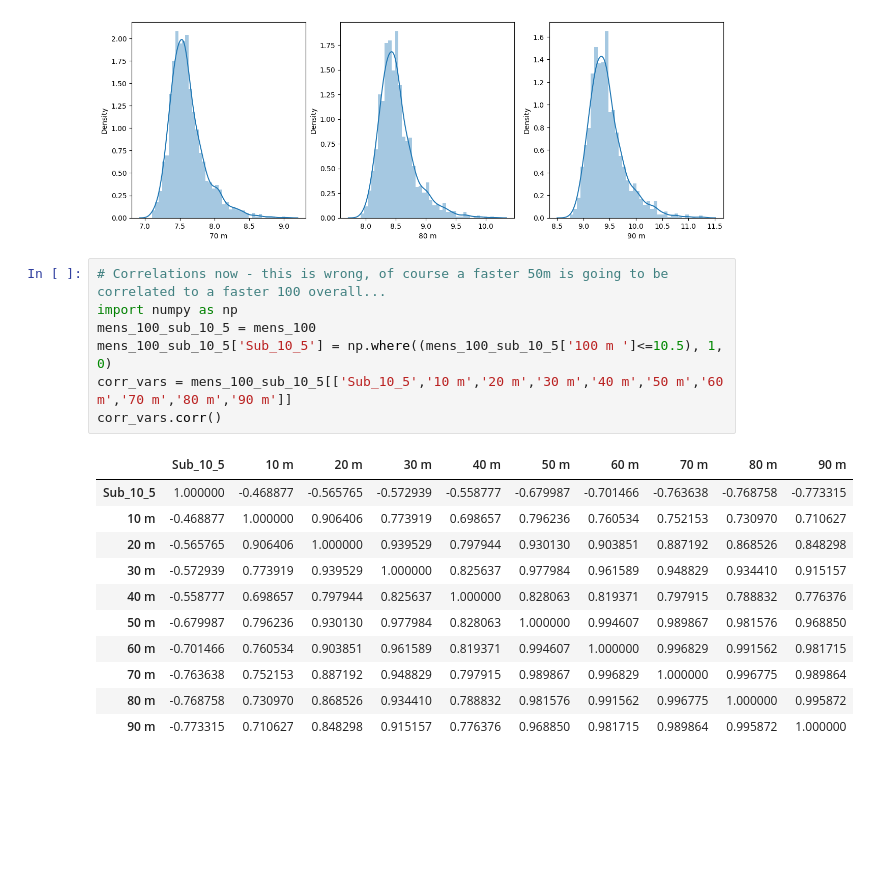
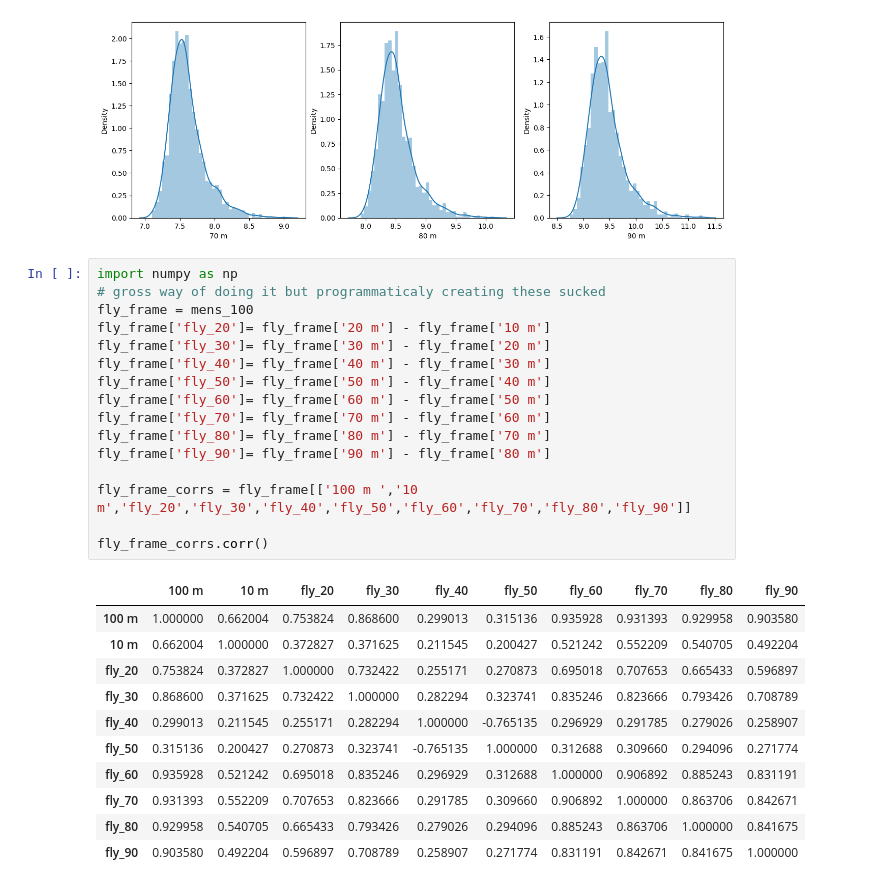
Before and after one commit to edrapac/TrackAndFieldAnalytics, a Jupyter notebook: TrackAnalytics.ipynb, the cells around one changed output. Cells and saved outputs as stored; diff of their text form; blank space fills up the shorter version.

Commit message:
more correlation

```diff
--- a/TrackAnalytics.ipynb
+++ b/TrackAnalytics.ipynb
@@ -188,21 +203,30 @@ plt.show()
 # %% [output]
 [figure]
 # %%
-# Correlations now - this is wrong, of course a faster 50m is going to be correlated to a faster 100 overall...
 import numpy as np
-mens_100_sub_10_5 = mens_100
-mens_100_sub_10_5['Sub_10_5'] = np.where((mens_100_sub_10_5['100 m ']<=10.5), 1, 0)
-corr_vars = mens_100_sub_10_5[['Sub_10_5','10 m','20 m','30 m','40 m','50 m','60 m','70 m','80 m','90 m']]
-corr_vars.corr()
+# gross way of doing it but programmaticaly creating these sucked
+fly_frame = mens_100
+fly_frame['fly_20']= fly_frame['20 m'] - fly_frame['10 m']
+fly_frame['fly_30']= fly_frame['30 m'] - fly_frame['20 m']
+fly_frame['fly_40']= fly_frame['40 m'] - fly_frame['30 m']
+fly_frame['fly_50']= fly_frame['50 m'] - fly_frame['40 m']
+fly_frame['fly_60']= fly_frame['60 m'] - fly_frame['50 m']
+fly_frame['fly_70']= fly_frame['70 m'] - fly_frame['60 m']
+fly_frame['fly_80']= fly_frame['80 m'] - fly_frame['70 m']
+fly_frame['fly_90']= fly_frame['90 m'] - fly_frame['80 m']
+
+fly_frame_corrs = fly_frame[['100 m ','10 m','fly_20','fly_30','fly_40','fly_50','fly_60','fly_70','fly_80','fly_90']]
+
+fly_frame_corrs.corr()
 # %% [output]
-|  | Sub_10_5 | 10 m | 20 m | 30 m | 40 m | 50 m | 60 m | 70 m | 80 m | 90 m |
-| Sub_10_5 | 1.000000 | -0.468877 | -0.565765 | -0.572939 | -0.558777 | -0.679987 | -0.701466 | -0.763638 | -0.768758 | -0.773315 |
-| 10 m | -0.468877 | 1.000000 | 0.906406 | 0.773919 | 0.698657 | 0.796236 | 0.760534 | 0.752153 | 0.730970 | 0.710627 |
-| 20 m | -0.565765 | 0.906406 | 1.000000 | 0.939529 | 0.797944 | 0.930130 | 0.903851 | 0.887192 | 0.868526 | 0.848298 |
-| 30 m | -0.572939 | 0.773919 | 0.939529 | 1.000000 | 0.825637 | 0.977984 | 0.961589 | 0.948829 | 0.934410 | 0.915157 |
-| 40 m | -0.558777 | 0.698657 | 0.797944 | 0.825637 | 1.000000 | 0.828063 | 0.819371 | 0.797915 | 0.788832 | 0.776376 |
-| 50 m | -0.679987 | 0.796236 | 0.930130 | 0.977984 | 0.828063 | 1.000000 | 0.994607 | 0.989867 | 0.981576 | 0.968850 |
-| 60 m | -0.701466 | 0.760534 | 0.903851 | 0.961589 | 0.819371 | 0.994607 | 1.000000 | 0.996829 | 0.991562 | 0.981715 |
-| 70 m | -0.763638 | 0.752153 | 0.887192 | 0.948829 | 0.797915 | 0.989867 | 0.996829 | 1.000000 | 0.996775 | 0.989864 |
-| 80 m | -0.768758 | 0.730970 | 0.868526 | 0.934410 | 0.788832 | 0.981576 | 0.991562 | 0.996775 | 1.000000 | 0.995872 |
-| 90 m | -0.773315 | 0.710627 | 0.848298 | 0.915157 | 0.776376 | 0.968850 | 0.981715 | 0.989864 | 0.995872 | 1.000000 |
+|  | 100 m | 10 m | fly_20 | fly_30 | fly_40 | fly_50 | fly_60 | fly_70 | fly_80 | fly_90 |
+| 100 m | 1.000000 | 0.662004 | 0.753824 | 0.868600 | 0.299013 | 0.315136 | 0.935928 | 0.931393 | 0.929958 | 0.903580 |
+| 10 m | 0.662004 | 1.000000 | 0.372827 | 0.371625 | 0.211545 | 0.200427 | 0.521242 | 0.552209 | 0.540705 | 0.492204 |
+| fly_20 | 0.753824 | 0.372827 | 1.000000 | 0.732422 | 0.255171 | 0.270873 | 0.695018 | 0.707653 | 0.665433 | 0.596897 |
+| fly_30 | 0.868600 | 0.371625 | 0.732422 | 1.000000 | 0.282294 | 0.323741 | 0.835246 | 0.823666 | 0.793426 | 0.708789 |
+| fly_40 | 0.299013 | 0.211545 | 0.255171 | 0.282294 | 1.000000 | -0.765135 | 0.296929 | 0.291785 | 0.279026 | 0.258907 |
+| fly_50 | 0.315136 | 0.200427 | 0.270873 | 0.323741 | -0.765135 | 1.000000 | 0.312688 | 0.309660 | 0.294096 | 0.271774 |
+| fly_60 | 0.935928 | 0.521242 | 0.695018 | 0.835246 | 0.296929 | 0.312688 | 1.000000 | 0.906892 | 0.885243 | 0.831191 |
+| fly_70 | 0.931393 | 0.552209 | 0.707653 | 0.823666 | 0.291785 | 0.309660 | 0.906892 | 1.000000 | 0.863706 | 0.842671 |
+| fly_80 | 0.929958 | 0.540705 | 0.665433 | 0.793426 | 0.279026 | 0.294096 | 0.885243 | 0.863706 | 1.000000 | 0.841675 |
+| fly_90 | 0.903580 | 0.492204 | 0.596897 | 0.708789 | 0.258907 | 0.271774 | 0.831191 | 0.842671 | 0.841675 | 1.000000 |
```
Also changed, not shown: parts of 7 cells of this notebook.
